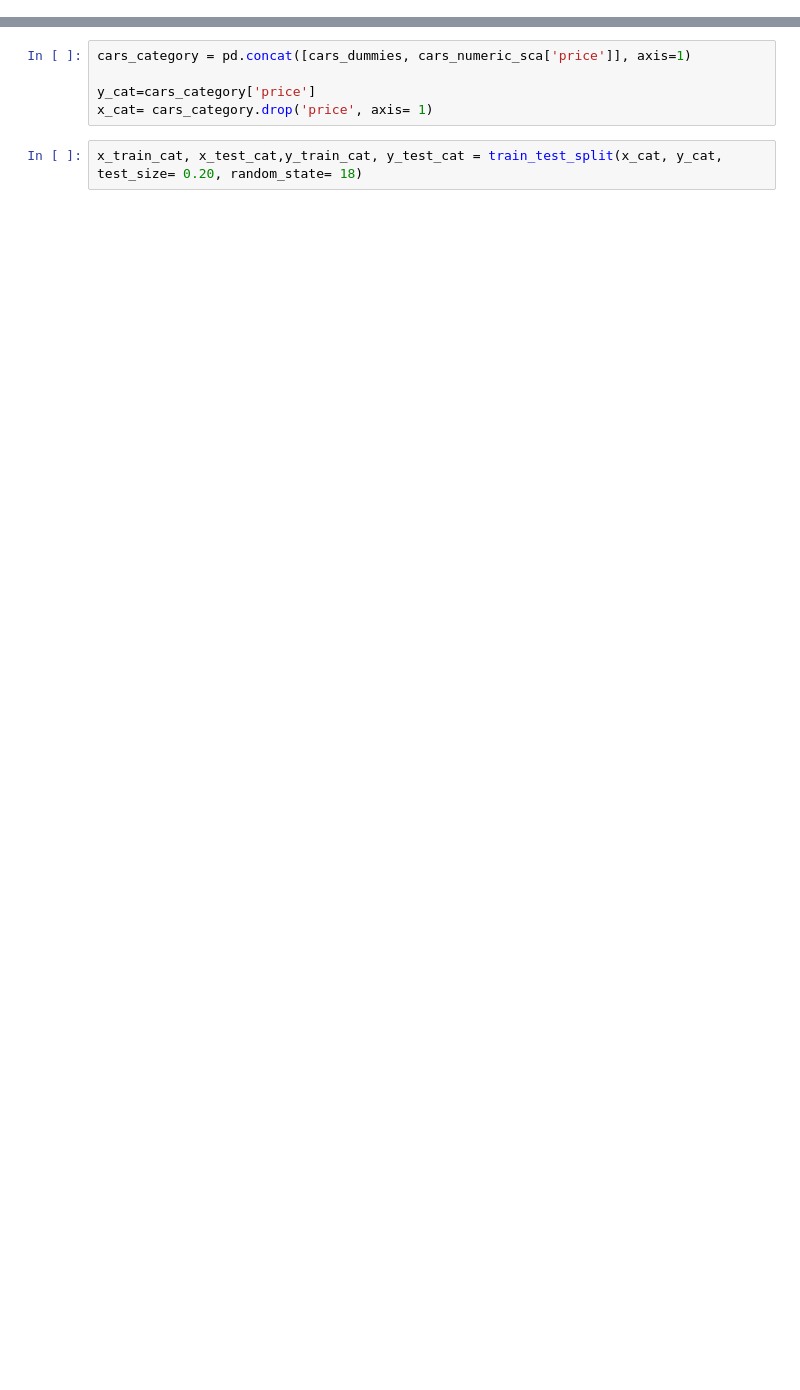
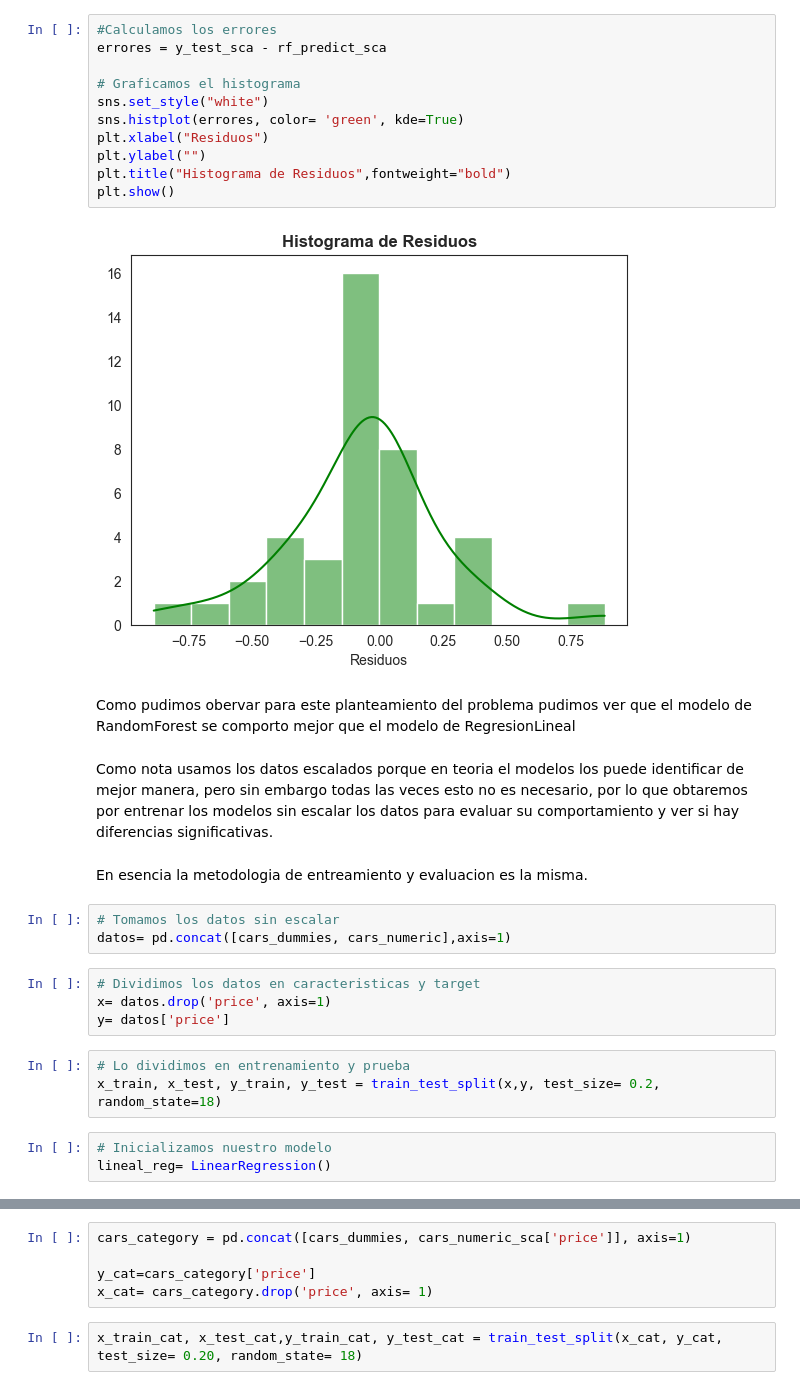
Before and after one commit to JuankTS/Modelo_precios_auto, a Jupyter notebook: PropuestaPI_R.ipynb, the cells around one changed output, grey strips where cells are left out. Saved outputs shown, nothing was run; the diff lists cells and outputs as text; blank space fills up the shorter version.

```diff
--- a/PropuestaPI_R.ipynb
+++ b/PropuestaPI_R.ipynb
@@ -313,0 +298,32 @@ highwaympg: 0.055
+# %%
+#Calculamos los errores
+errores = y_test_sca - rf_predict_sca
+
+# Graficamos el histograma
+sns.set_style("white")
+sns.histplot(errores, color= 'green', kde=True)
+plt.xlabel("Residuos")
+plt.ylabel("")
+plt.title("Histograma de Residuos",fontweight="bold")
+plt.show()
+# %% [output]
+[figure, added]
+# %% [markdown]
+Como pudimos obervar para este planteamiento del problema pudimos ver que el modelo de RandomForest se comporto mejor que el modelo de RegresionLineal
+# %% [markdown]
+Como nota usamos los datos escalados porque en teoria el modelos los puede identificar de mejor manera, pero sin embargo todas las veces esto no es necesario, por lo que obtaremos por entrenar los modelos sin escalar los datos para evaluar su comportamiento y ver si hay diferencias significativas.
+# %% [markdown]
+En esencia la metodologia de entreamiento y evaluacion es la misma.
+# %%
+# Tomamos los datos sin escalar
+datos= pd.concat([cars_dummies, cars_numeric],axis=1)
+# %%
+# Dividimos los datos en caracteristicas y target
+x= datos.drop('price', axis=1)
+y= datos['price']
+# %%
+# Lo dividimos en entrenamiento y prueba
+x_train, x_test, y_train, y_test = train_test_split(x,y, test_size= 0.2, random_state=18)
+# %%
+# Inicializamos nuestro modelo
+lineal_reg= LinearRegression()
```
Also changed, not shown: parts of 92 cells of this notebook, 1 other file.
